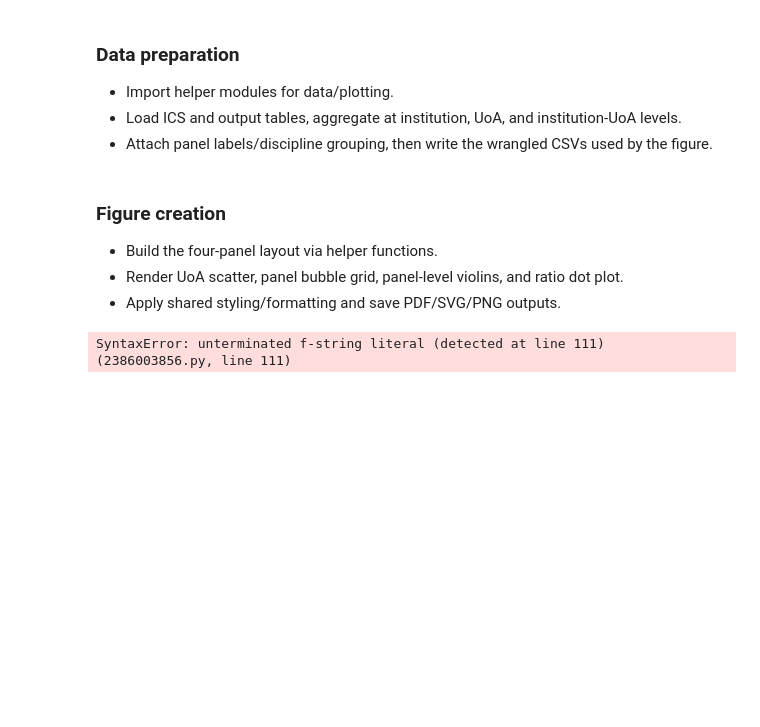
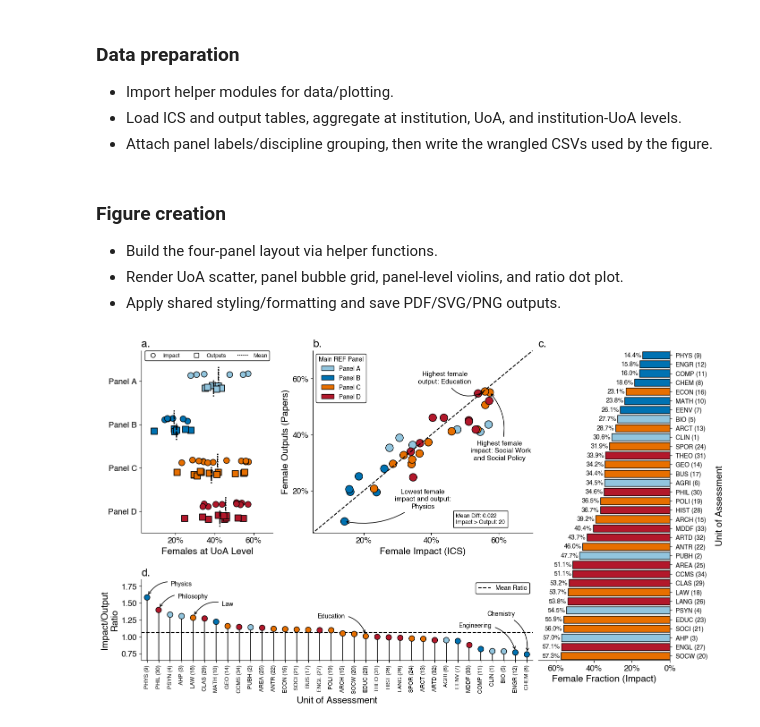
Before and after one commit to OxfordDemSci/ref_gender, a Jupyter notebook: src/make_figure_one.ipynb, the cells around one changed output. Cells and saved outputs as stored; diff of their text form; code cells hidden in the pictures; blank space fills up the shorter version.

Commit message:
Figure tweaks

```diff
--- a/src/make_figure_one.ipynb
+++ b/src/make_figure_one.ipynb
@@ -25,6 +28,7 @@ importlib.reload(figure_one_data)
 from figure_one_data import prepare_figure_one_data, save_wrangled
 
 mpl.rcParams['font.family'] = 'Helvetica'
+mpl.rcParams['axes.titleweight'] = 'bold'
 
 DATA_ROOT = DEFAULT_DATA_ROOT
 WRANGLED_DIR = DATA_ROOT / 'wrangled'
@@ -41,17 +45,21 @@ save_wrangled(WRANGLED_DIR, df_uoa_m, df_uni_m, df_uniuoa_m)
 - Render UoA scatter, panel bubble grid, panel-level violins, and ratio dot plot.
 - Apply shared styling/formatting and save PDF/SVG/PNG outputs.
 # %%
-
 import matplotlib.pyplot as plt
 from pathlib import Path
+import importlib
 
+import figure_one_plots
+importlib.reload(figure_one_plots)
 from figure_one_plots import plot_figure_one, save_figure
-
+import matplotlib as mpl
+mpl.rcParams['font.family'] = 'Helvetica'
+mpl.rcParams['axes.titleweight'] = 'bold'
 FIG_OUT_DIR = Path('../outputs/figures')
 SHOW_UNIT_NAMES = True
 
 fig, (ax1, ax2, ax3, ax4) = plot_figure_one(df_ics, df_uoa_m, show_unit_names=SHOW_UNIT_NAMES)
-save_figure(fig, FIG_OUT_DIR)
+save_figure(fig, FIG_OUT_DIR, basename='figure_one')
 plt.show()
 # %% [output]
-SyntaxError: unterminated f-string literal (detected at line 111) (2386003856.py, line 111)
+[figure, added]
```
Also changed, not shown: parts of 1 cell of this notebook, 6 other files.
